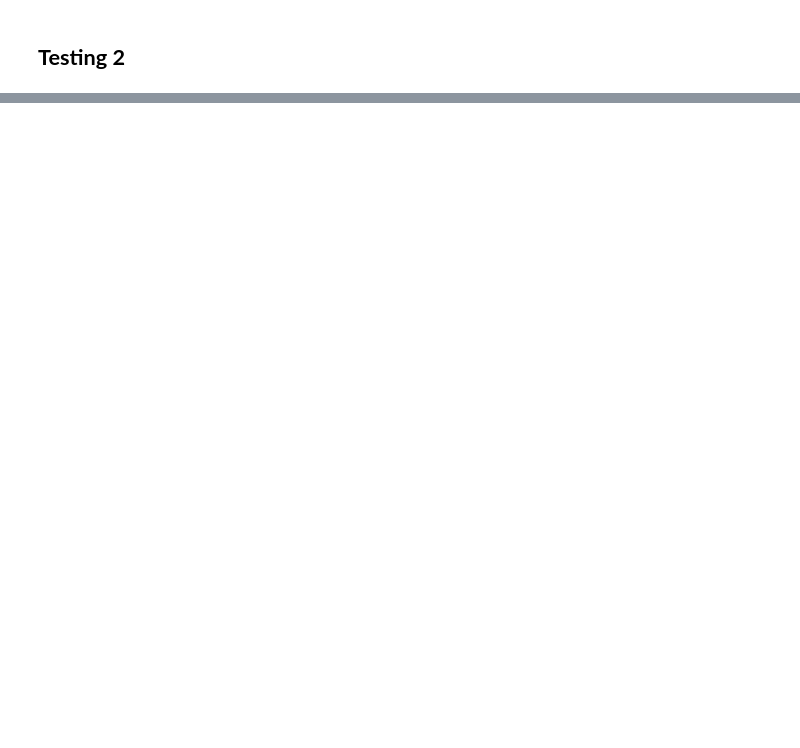
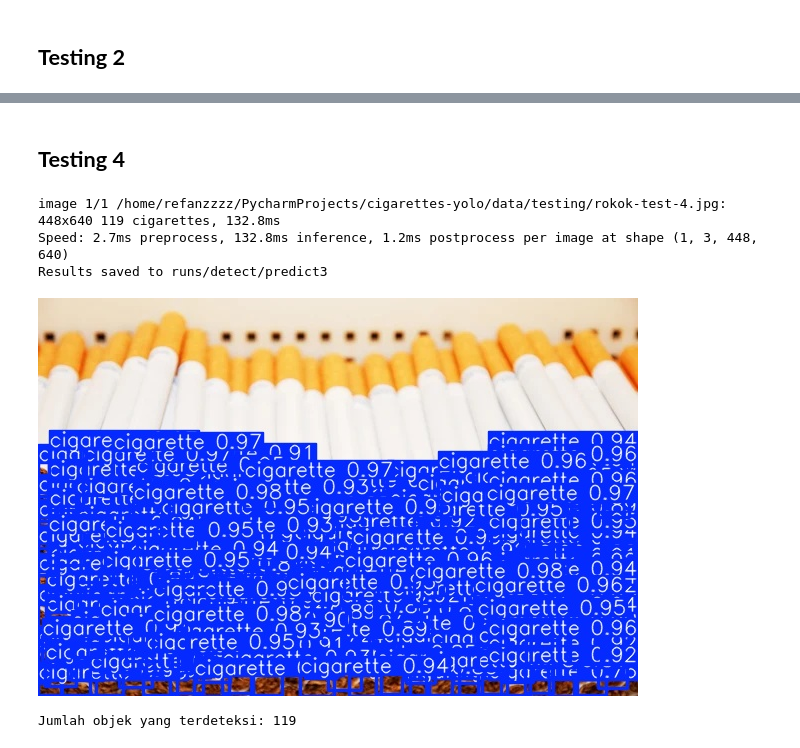
Before and after one commit to Refanz/simple-counting-model-yolo, a Jupyter notebook: notebook.ipynb, the cells around one changed output, grey strips where cells are left out. Cells and saved outputs as stored; diff of their text form; code cells hidden in the pictures; blank space fills up the shorter version.

```diff
--- a/notebook.ipynb
+++ b/notebook.ipynb
@@ -132,0 +236,16 @@ Results saved to runs/detect/predict2
+# %% [markdown]
+## **Testing 4**
+# %%
+image_test = 'data/testing/rokok-test-4.jpg'
+results_4 = model.predict(image_test, save=True)
+
+Image(check_predict_result(results_4))
+# %% [output]
+image 1/1 /home/refanzzzz/PycharmProjects/cigarettes-yolo/data/testing/rokok-test-4.jpg: 448x640 119 cigarettes, 132.8ms
+Speed: 2.7ms preprocess, 132.8ms inference, 1.2ms postprocess per image at shape (1, 3, 448, 640)
+Results saved to runs/detect/predict3
+[figure, added]
+# %%
+check_count_detected_objects(results_4)
+# %% [output]
+Jumlah objek yang terdeteksi: 119
```
Also changed, not shown: parts of 16 cells of this notebook, 9 other files.
